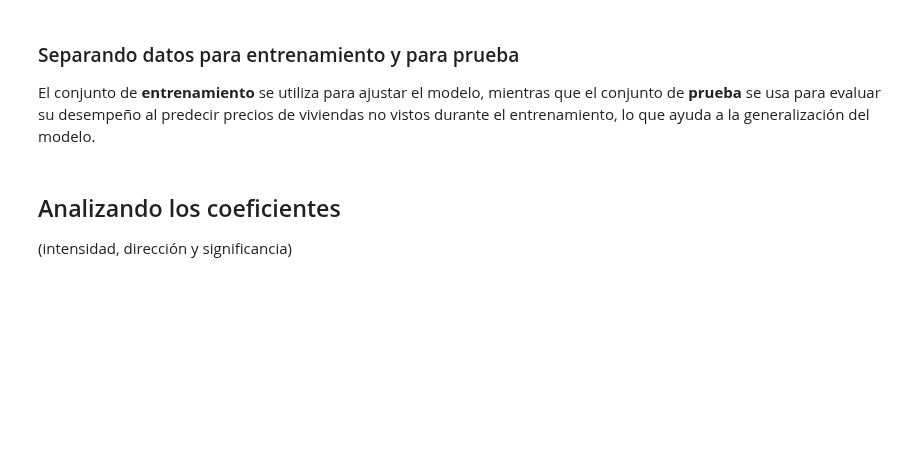
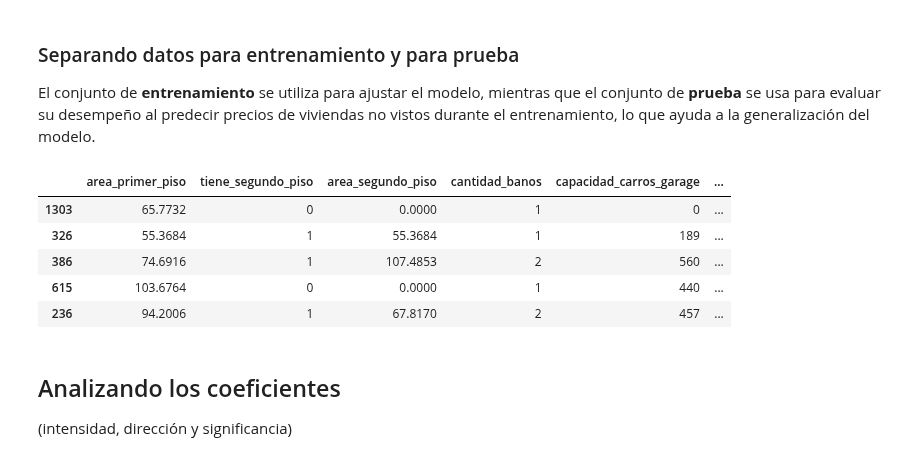
Before and after one commit to r2x4/machine_alura_oracle, a Jupyter notebook: regresion_lineal/precios_de_inmuebles_regresion_lineal.ipynb, the cells around one changed output. Saved outputs shown, nothing was run; the diff lists cells and outputs as text; code cells hidden in the pictures; blank space fills up the shorter version.

```diff
--- a/regresion_lineal/precios_de_inmuebles_regresion_lineal.ipynb
+++ b/regresion_lineal/precios_de_inmuebles_regresion_lineal.ipynb
@@ -172,2 +207,18 @@ El conjunto de **entrenamiento** se utiliza para ajustar el modelo, mientras que
+# %%
+#Datos de entrenamiento para usar la fórmula
+y = datos['precio_de_venta']
+X = datos.drop(columns='precio_de_venta')
+
+X_train, X_test, y_train, y_test = train_test_split(X, y, test_size=0.3, random_state=230) # garantizal la reproductibilidad de la segregacion d elos datos
 # %%
-#Datos de entrenamiento para usar la fórmula
+#Datos de entrenamiento para usar la formula
+df_train = pd.DataFrame(X_train)
+df_train['precio_de_venta'] = y_train
+df_train.head()
+# %% [output]
+|  | area_primer_piso | tiene_segundo_piso | area_segundo_piso | cantidad_banos | capacidad_carros_garage | ... |
+| 1303 | 65.7732 | 0 | 0.0000 | 1 | 0 | ... |
+| 326 | 55.3684 | 1 | 55.3684 | 1 | 189 | ... |
+| 386 | 74.6916 | 1 | 107.4853 | 2 | 560 | ... |
+| 615 | 103.6764 | 0 | 0.0000 | 1 | 440 | ... |
+| 236 | 94.2006 | 1 | 67.8170 | 2 | 457 | ... |
```
Also changed, not shown: parts of 13 cells of this notebook.
